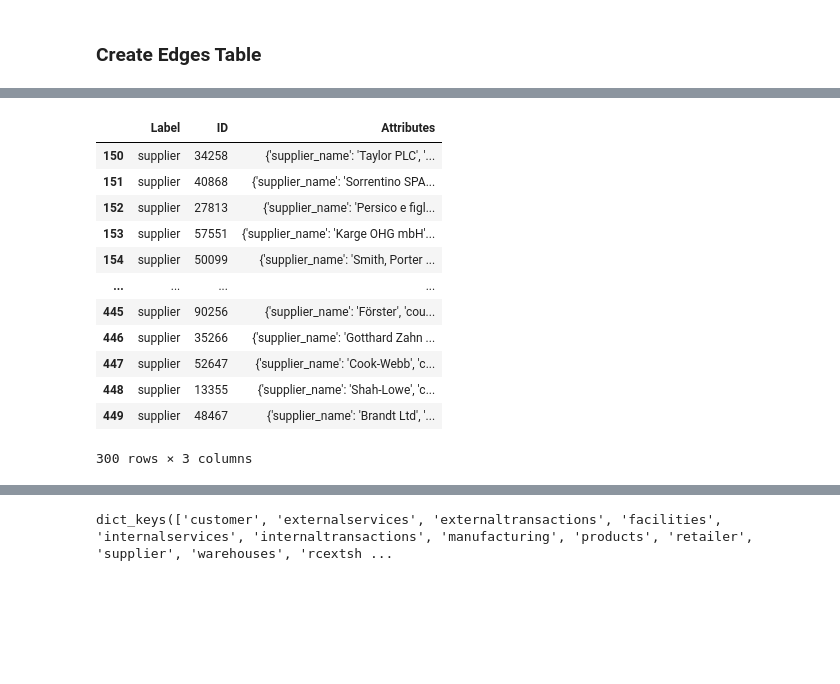
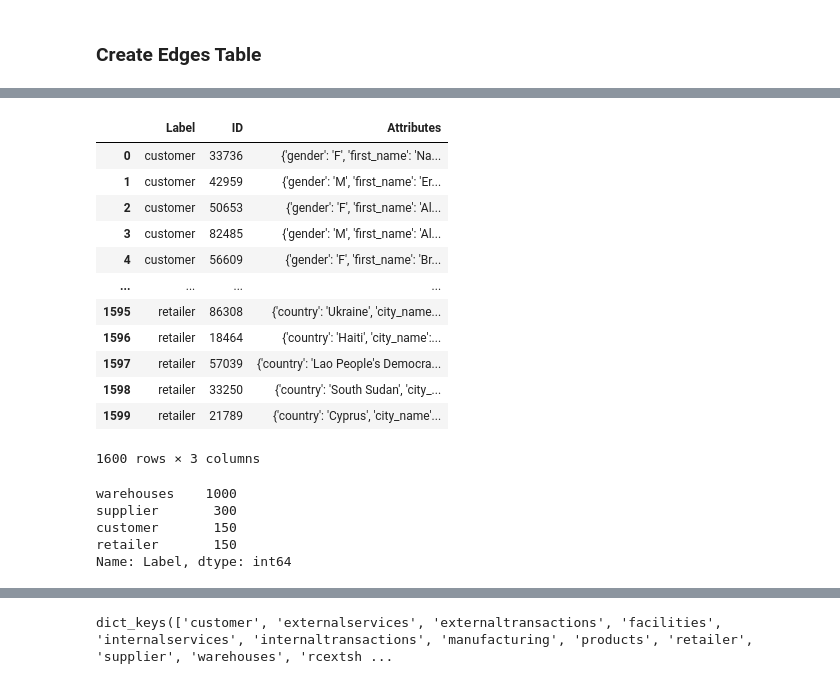
Before and after one commit to omargalal20/Supply-Chain-Data-Analysis, a Jupyter notebook: DataAnalysis.ipynb, the cells around one changed output, grey strips where cells are left out. Drawn from its saved outputs; the diff is of its cells as text; code cells hidden in the pictures; blank space fills up the shorter version.

```diff
--- a/DataAnalysis.ipynb
+++ b/DataAnalysis.ipynb
@@ -662,22 +770,30 @@ for node in nodes:
         newRow = [{'Label': node , 'ID': All_dfs[node].iloc[index,0] , 'Attributes': att}]
         tmp = pd.DataFrame(newRow)
         nodes_df = pd.concat([nodes_df, tmp], ignore_index=True)
+# %%
+nodes_df
+# %% [output]
+|  | Label | ID | Attributes |
+| 0 | customer | 33736 | {'gender': 'F', 'first_name': 'Na... |
+| 1 | customer | 42959 | {'gender': 'M', 'first_name': 'Er... |
+| 2 | customer | 50653 | {'gender': 'F', 'first_name': 'Al... |
+| 3 | customer | 82485 | {'gender': 'M', 'first_name': 'Al... |
+| 4 | customer | 56609 | {'gender': 'F', 'first_name': 'Br... |
+| ... | ... | ... | ... |
+| 1595 | retailer | 86308 | {'country': 'Ukraine', 'city_name... |
+| 1596 | retailer | 18464 | {'country': 'Haiti', 'city_name':... |
+| 1597 | retailer | 57039 | {'country': 'Lao People's Democra... |
+| 1598 | retailer | 33250 | {'country': 'South Sudan', 'city_... |
+| 1599 | retailer | 21789 | {'country': 'Cyprus', 'city_name'... |
+1600 rows × 3 columns
 # %%
-nodes_df.query("Label == 'supplier'")
+nodes_df['Label'].value_counts()
 # %% [output]
-|  | Label | ID | Attributes |
-| 150 | supplier | 34258 | {'supplier_name': 'Taylor PLC', '... |
-| 151 | supplier | 40868 | {'supplier_name': 'Sorrentino SPA... |
-| 152 | supplier | 27813 | {'supplier_name': 'Persico e figl... |
-| 153 | supplier | 57551 | {'supplier_name': 'Karge OHG mbH'... |
-| 154 | supplier | 50099 | {'supplier_name': 'Smith, Porter ... |
-| ... | ... | ... | ... |
-| 445 | supplier | 90256 | {'supplier_name': 'Förster', 'cou... |
-| 446 | supplier | 35266 | {'supplier_name': 'Gotthard Zahn ... |
-| 447 | supplier | 52647 | {'supplier_name': 'Cook-Webb', 'c... |
-| 448 | supplier | 13355 | {'supplier_name': 'Shah-Lowe', 'c... |
-| 449 | supplier | 48467 | {'supplier_name': 'Brandt Ltd', '... |
-300 rows × 3 columns
+warehouses    1000
+supplier       300
+customer       150
+retailer       150
+Name: Label, dtype: int64
 # %%
 
 for edge_name in edges:
```
Also changed, not shown: parts of 22 cells of this notebook, 9 other files.
